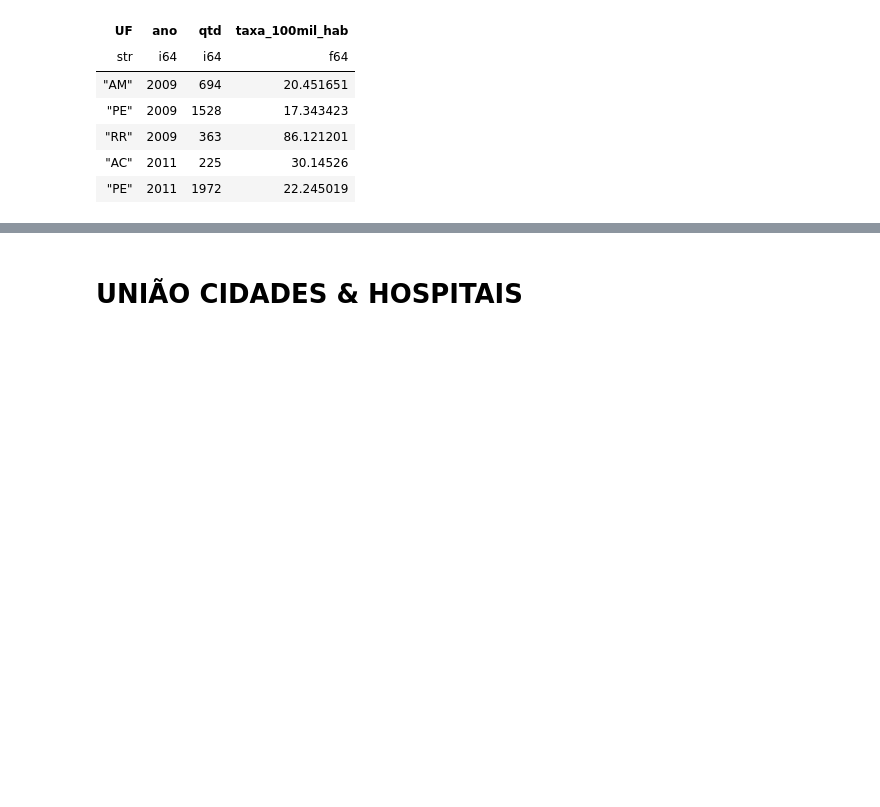
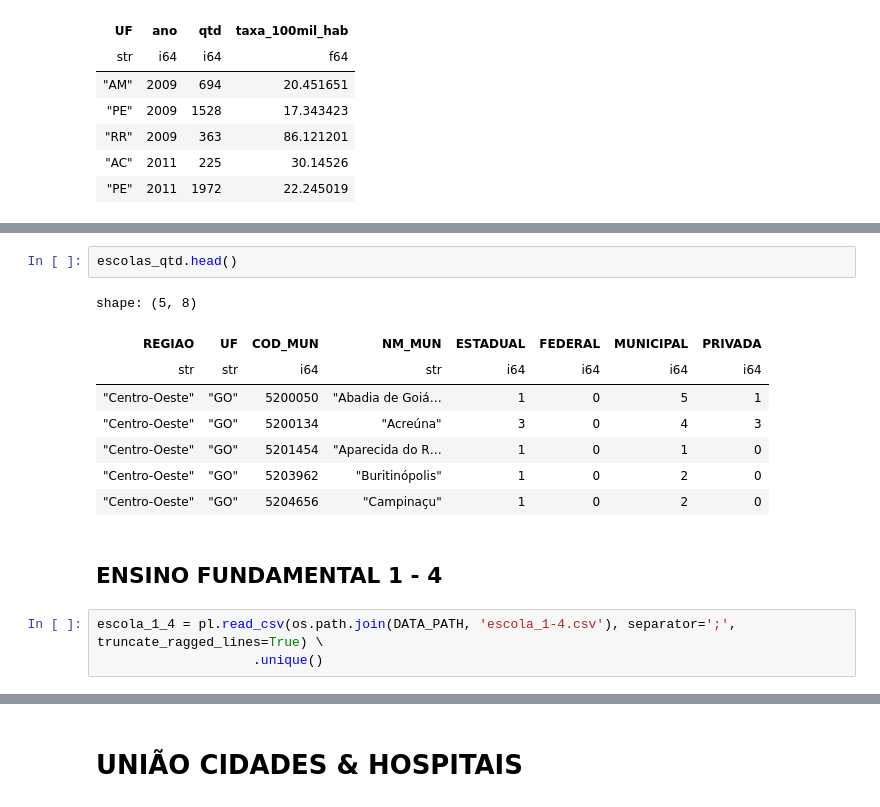
Before and after one commit to guilourenzo/analise_municipios, a Jupyter notebook: finding_home.ipynb, the cells around one changed output, grey strips where cells are left out. Cells and saved outputs as stored; diff of their text form; blank space fills up the shorter version.

```diff
--- a/finding_home.ipynb
+++ b/finding_home.ipynb
@@ -353,0 +375,16 @@ shape: (5, 4)
+# %%
+escolas_qtd.head()
+# %% [output]
+shape: (5, 8)
+| REGIAO | UF | COD_MUN | NM_MUN | ESTADUAL | FEDERAL | MUNICIPAL | PRIVADA |
+| str | str | i64 | str | i64 | i64 | i64 | i64 |
+| "Centro-Oeste" | "GO" | 5200050 | "Abadia de Goiá… | 1 | 0 | 5 | 1 |
+| "Centro-Oeste" | "GO" | 5200134 | "Acreúna" | 3 | 0 | 4 | 3 |
+| "Centro-Oeste" | "GO" | 5201454 | "Aparecida do R… | 1 | 0 | 1 | 0 |
+| "Centro-Oeste" | "GO" | 5203962 | "Buritinópolis" | 1 | 0 | 2 | 0 |
+| "Centro-Oeste" | "GO" | 5204656 | "Campinaçu" | 1 | 0 | 2 | 0 |
+# %% [markdown]
+## ENSINO FUNDAMENTAL 1 - 4
+# %%
+escola_1_4 = pl.read_csv(os.path.join(DATA_PATH, 'escola_1-4.csv'), separator=';', truncate_ragged_lines=True) \
+                    .unique()
```
Also changed, not shown: parts of 16 cells of this notebook, 6 other files.
